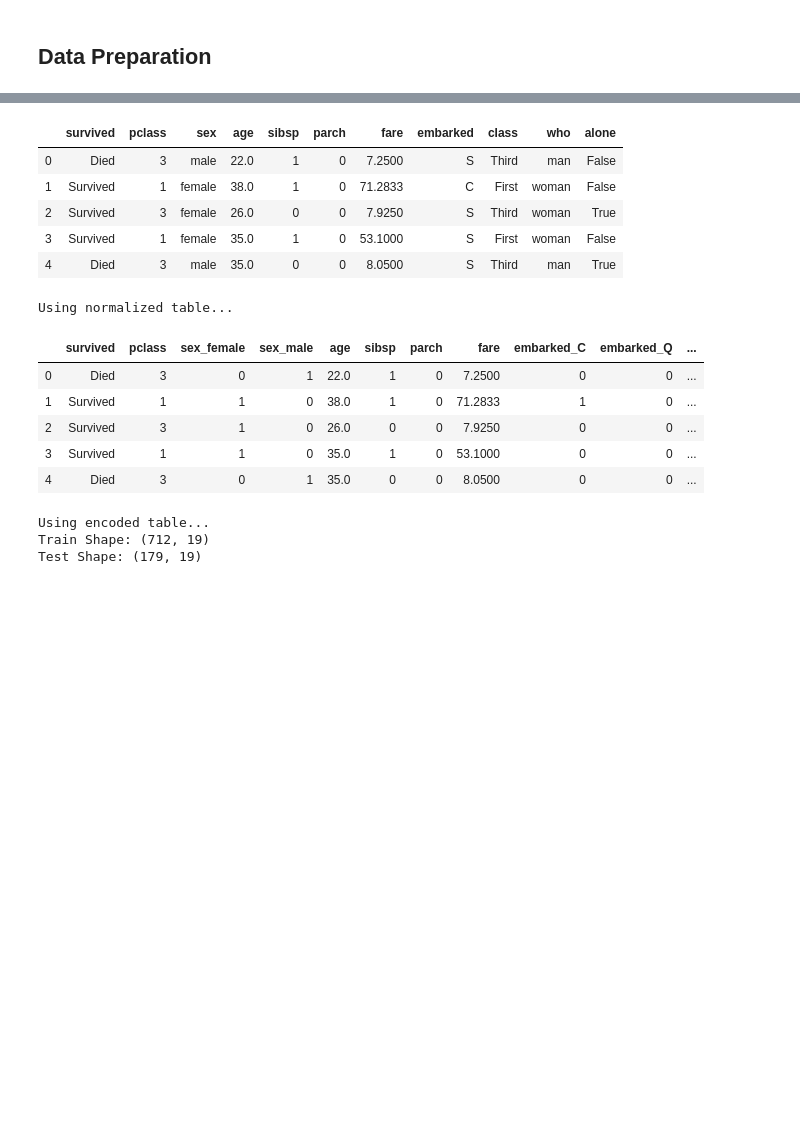
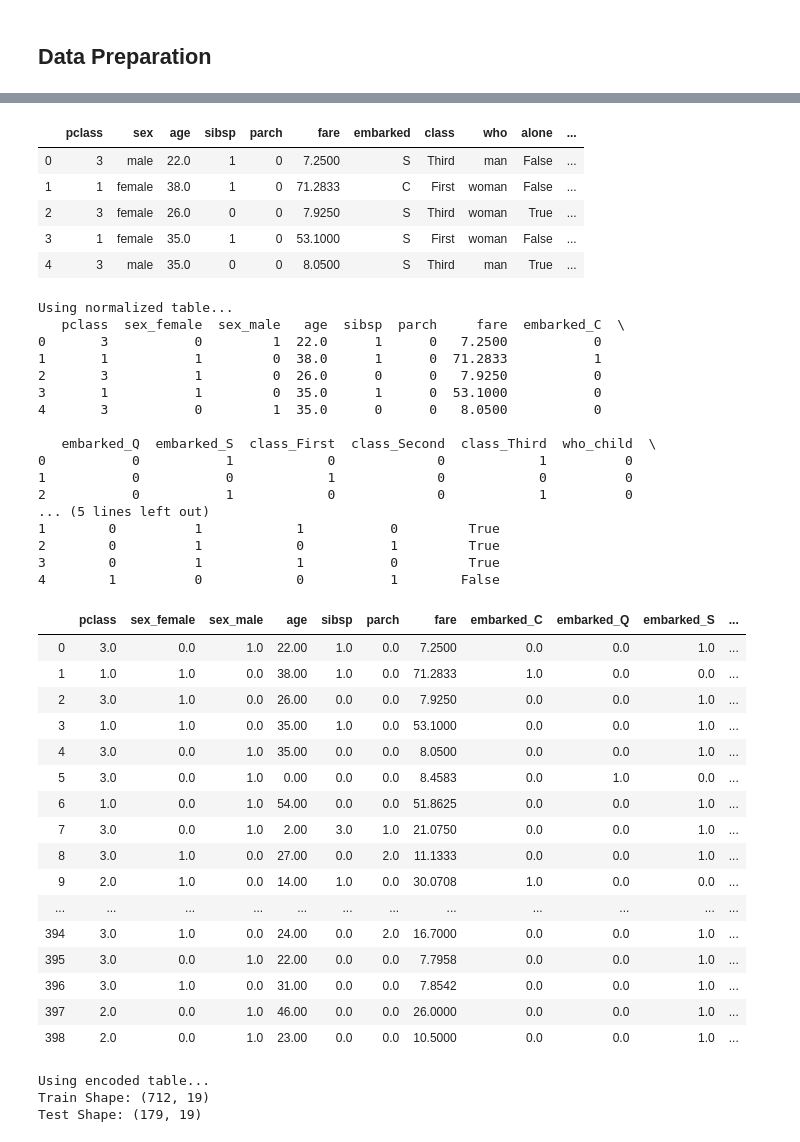
Before and after one commit to jykim/eda_utils, a Jupyter notebook: notebooks/titanic_example.ipynb, the cells around one changed output, grey strips where cells are left out. Saved outputs shown, nothing was run; the diff lists cells and outputs as text; code cells hidden in the pictures; blank space fills up the shorter version.

```diff
--- a/notebooks/titanic_example.ipynb
+++ b/notebooks/titanic_example.ipynb
@@ -201,4 +201,6 @@ Attempting to set identical left == right == 0.0 results in singular transformat
 # %% [markdown]
 ## Data Preparation
 # %%
-mt = mb.MLTable(titanic.drop(['alive', 'embark_town', 'adult_male', 'deck'], axis=1), "survived")
+reload(mb)
+titanic['survived_yn'] = titanic['survived'].apply(lambda e: True if e == 'Survived' else False )
+mt = mb.MLTable(titanic.drop(['survived', 'alive', 'embark_town', 'adult_male', 'deck'], axis=1), "survived_yn")
@@ -205,22 +236,49 @@ mt = mb.MLTable(titanic.drop(['alive', 'embark_town', 'adult_male', 'deck'], axi
 # %%
 mt.normalize(topk=3).head()
 # %% [output]
-|  | survived | pclass | sex | age | sibsp | parch | fare | embarked | class | who | alone |
-| 0 | Died | 3 | male | 22.0 | 1 | 0 | 7.2500 | S | Third | man | False |
-| 1 | Survived | 1 | female | 38.0 | 1 | 0 | 71.2833 | C | First | woman | False |
-| 2 | Survived | 3 | female | 26.0 | 0 | 0 | 7.9250 | S | Third | woman | True |
-| 3 | Survived | 1 | female | 35.0 | 1 | 0 | 53.1000 | S | First | woman | False |
-| 4 | Died | 3 | male | 35.0 | 0 | 0 | 8.0500 | S | Third | man | True |
+|  | pclass | sex | age | sibsp | parch | fare | embarked | class | who | alone | ... |
+| 0 | 3 | male | 22.0 | 1 | 0 | 7.2500 | S | Third | man | False | ... |
+| 1 | 1 | female | 38.0 | 1 | 0 | 71.2833 | C | First | woman | False | ... |
+| 2 | 3 | female | 26.0 | 0 | 0 | 7.9250 | S | Third | woman | True | ... |
+| 3 | 1 | female | 35.0 | 1 | 0 | 53.1000 | S | First | woman | False | ... |
+| 4 | 3 | male | 35.0 | 0 | 0 | 8.0500 | S | Third | man | True | ... |
 # %%
-mt.encode().head()
+mt.encode()
 # %% [output]
 Using normalized table...
+   pclass  sex_female  sex_male   age  sibsp  parch     fare  embarked_C  \
+0       3           0         1  22.0      1      0   7.2500           0
+1       1           1         0  38.0      1      0  71.2833           1
+2       3           1         0  26.0      0      0   7.9250           0
+3       1           1         0  35.0      1      0  53.1000           0
+4       3           0         1  35.0      0      0   8.0500           0
+
+   embarked_Q  embarked_S  class_First  class_Second  class_Third  who_child  \
+0           0           1            0             0            1          0
+1           0           0            1             0            0          0
+2           0           1            0             0            1          0
+... (5 lines left out)
+1        0          1            1           0         True
+2        0          1            0           1         True
+3        0          1            1           0         True
+4        1          0            0           1        False
-|  | survived | pclass | sex_female | sex_male | age | sibsp | parch | fare | embarked_C | embarked_Q | ... |
-| 0 | Died | 3 | 0 | 1 | 22.0 | 1 | 0 | 7.2500 | 0 | 0 | ... |
-| 1 | Survived | 1 | 1 | 0 | 38.0 | 1 | 0 | 71.2833 | 1 | 0 | ... |
-| 2 | Survived | 3 | 1 | 0 | 26.0 | 0 | 0 | 7.9250 | 0 | 0 | ... |
-| 3 | Survived | 1 | 1 | 0 | 35.0 | 1 | 0 | 53.1000 | 0 | 0 | ... |
-| 4 | Died | 3 | 0 | 1 | 35.0 | 0 | 0 | 8.0500 | 0 | 0 | ... |
+|  | pclass | sex_female | sex_male | age | sibsp | parch | fare | embarked_C | embarked_Q | embarked_S | ... |
+| 0 | 3.0 | 0.0 | 1.0 | 22.00 | 1.0 | 0.0 | 7.2500 | 0.0 | 0.0 | 1.0 | ... |
+| 1 | 1.0 | 1.0 | 0.0 | 38.00 | 1.0 | 0.0 | 71.2833 | 1.0 | 0.0 | 0.0 | ... |
+| 2 | 3.0 | 1.0 | 0.0 | 26.00 | 0.0 | 0.0 | 7.9250 | 0.0 | 0.0 | 1.0 | ... |
+| 3 | 1.0 | 1.0 | 0.0 | 35.00 | 1.0 | 0.0 | 53.1000 | 0.0 | 0.0 | 1.0 | ... |
+| 4 | 3.0 | 0.0 | 1.0 | 35.00 | 0.0 | 0.0 | 8.0500 | 0.0 | 0.0 | 1.0 | ... |
+| 5 | 3.0 | 0.0 | 1.0 | 0.00 | 0.0 | 0.0 | 8.4583 | 0.0 | 1.0 | 0.0 | ... |
+| 6 | 1.0 | 0.0 | 1.0 | 54.00 | 0.0 | 0.0 | 51.8625 | 0.0 | 0.0 | 1.0 | ... |
+| 7 | 3.0 | 0.0 | 1.0 | 2.00 | 3.0 | 1.0 | 21.0750 | 0.0 | 0.0 | 1.0 | ... |
+| 8 | 3.0 | 1.0 | 0.0 | 27.00 | 0.0 | 2.0 | 11.1333 | 0.0 | 0.0 | 1.0 | ... |
+| 9 | 2.0 | 1.0 | 0.0 | 14.00 | 1.0 | 0.0 | 30.0708 | 1.0 | 0.0 | 0.0 | ... |
+| ... | ... | ... | ... | ... | ... | ... | ... | ... | ... | ... | ... |
+| 394 | 3.0 | 1.0 | 0.0 | 24.00 | 0.0 | 2.0 | 16.7000 | 0.0 | 0.0 | 1.0 | ... |
+| 395 | 3.0 | 0.0 | 1.0 | 22.00 | 0.0 | 0.0 | 7.7958 | 0.0 | 0.0 | 1.0 | ... |
+| 396 | 3.0 | 1.0 | 0.0 | 31.00 | 0.0 | 0.0 | 7.8542 | 0.0 | 0.0 | 1.0 | ... |
+| 397 | 2.0 | 0.0 | 1.0 | 46.00 | 0.0 | 0.0 | 26.0000 | 0.0 | 0.0 | 1.0 | ... |
+| 398 | 2.0 | 0.0 | 1.0 | 23.00 | 0.0 | 0.0 | 10.5000 | 0.0 | 0.0 | 1.0 | ... |
 # %%
 mt.split()
 # %% [output]
```
Also changed, not shown: parts of 5 cells of this notebook, 2 other files.
